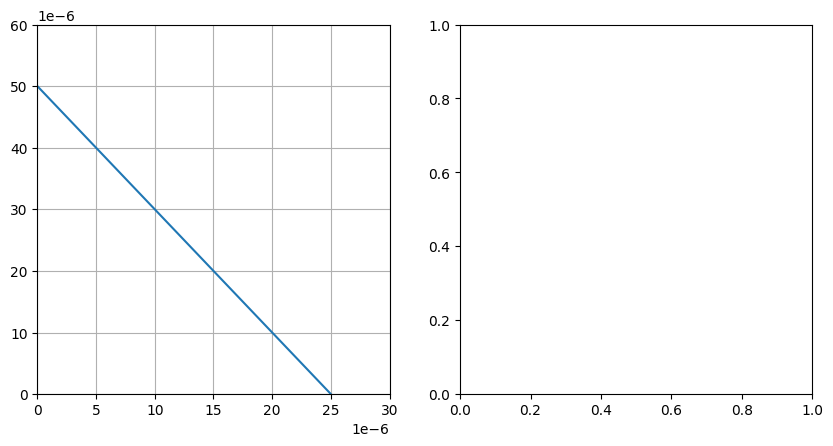
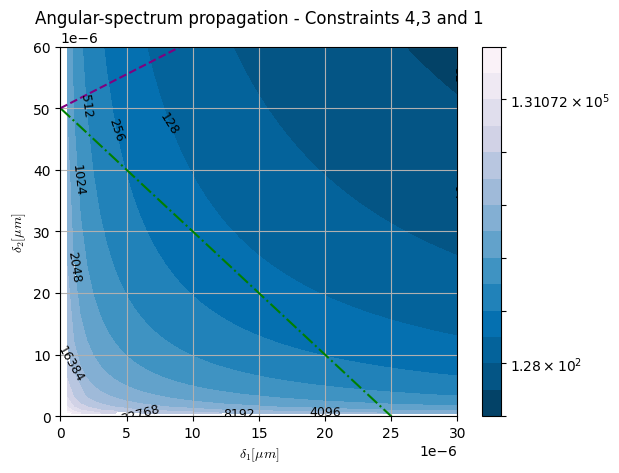
Unified diff of the notebook cell whose output changed from the first chart to the second:
--- before
+++ after
@@ -15,9 +15,9 @@
 #### Constraint 1 ####
 d2_c1 = ((-D2/D1)*d1) + (wvl*Dz)/D1
-ax.plot(d1,d2_c1)
+ax.plot(d1,d2_c1,linestyle='dashdot',color='green')
 
 #### Constraint 3 ####
 d2_c3 = ((1+(Dz/R))*d1) + ((wvl*Dz)/(D1))   # Constraint 3 Upper Bound
-ax.plot(d1,d2_c3)
+ax.plot(d1,d2_c3,linestyle='dashed',color='purple')
 
 #### Constraint 4 ####
@@ -31,5 +31,5 @@
 ax.clabel(CS,fontsize=9,colors='black')
 ax.ticklabel_format(axis='both',style='sci',scilimits=(-6,-6))
-ax.set_title("Angular-spectrum propagation - Constraints 4 and 1")
+ax.set_title("Angular-spectrum propagation - Constraints 4,3 and 1")
 ax.set_xlabel(r"$\delta_1[\mu m]$",math_fontfamily='cm')
 ax.set_ylabel(r"$\delta_2[\mu m]$",math_fontfamily='cm')

Commit: constraints improved